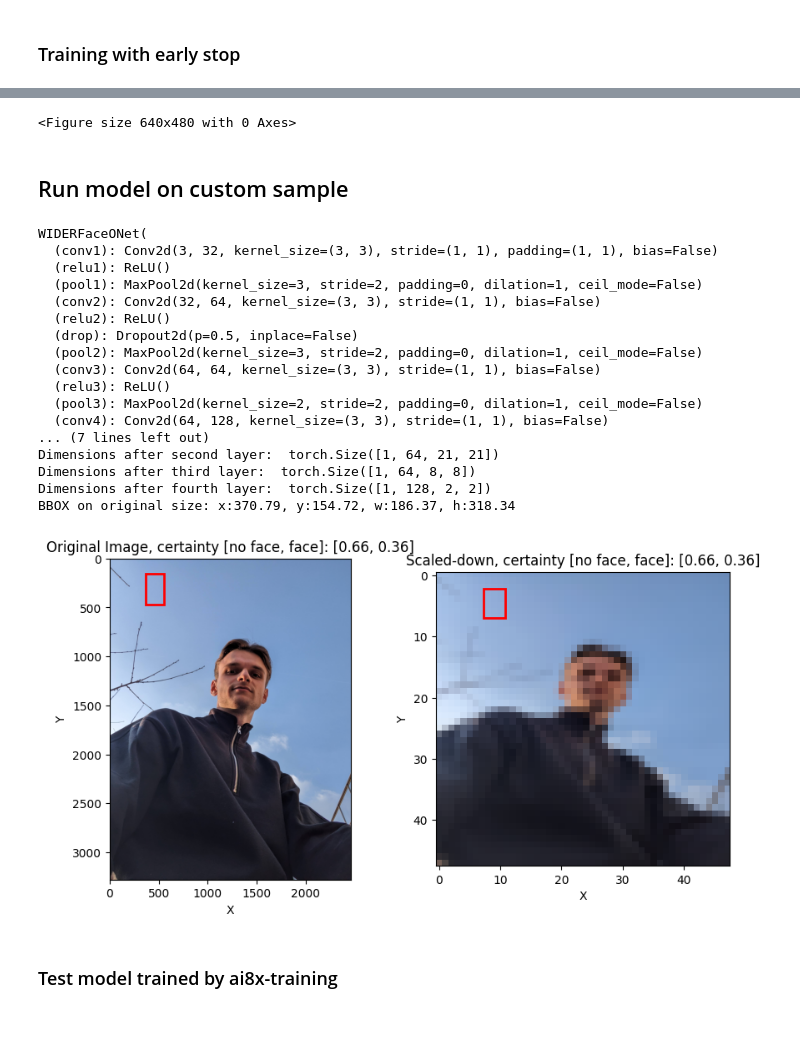
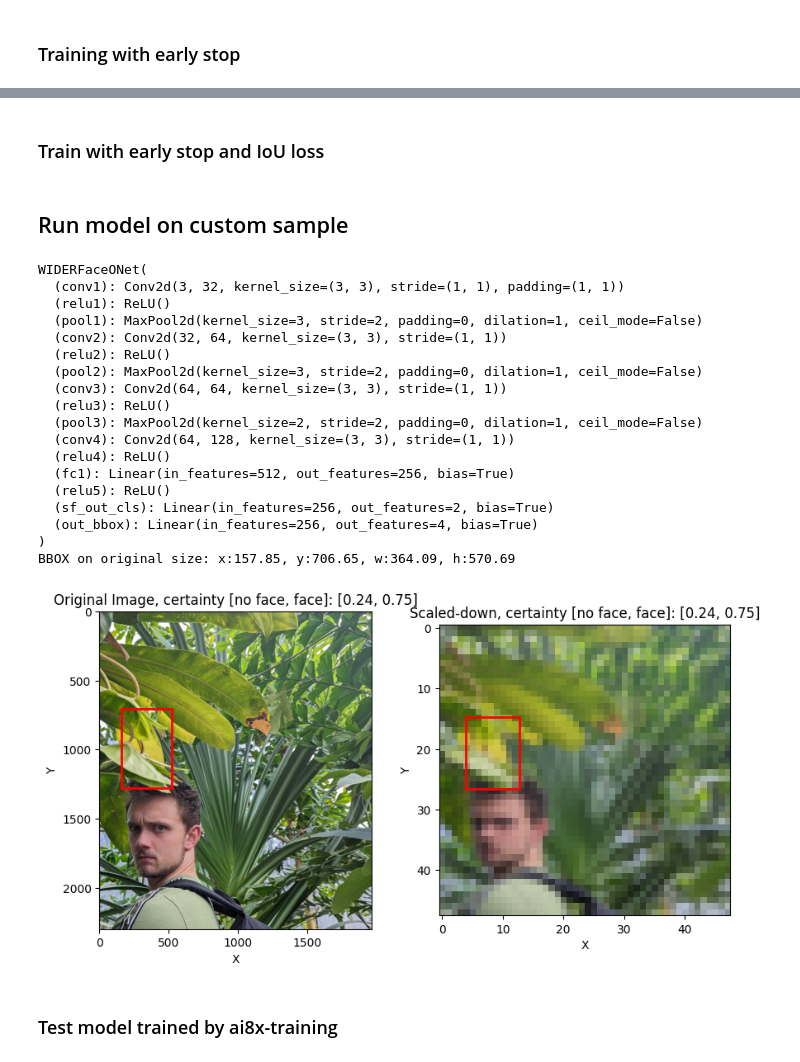
Before and after one commit to lionnus/MAX78000-Face-Detection, a Jupyter notebook: pytorch_face_detection.ipynb, the cells around one changed output, grey strips where cells are left out. Drawn from its saved outputs; the diff is of its cells as text; code cells hidden in the pictures; blank space fills up the shorter version.

```diff
--- a/pytorch_face_detection.ipynb
+++ b/pytorch_face_detection.ipynb
@@ -376,7 +377,7 @@ data = ('/home/lionnus/OneDrive/Ubuntu/MLonMCU/maxim7800-face-detection',0)
 train_dataset,test_dataset= widerfaces_get_datasets(data,load_train=True, load_test=True)
 print("Train set length:",len(train_dataset))
 print("Test set length:",len(test_dataset))
-image, bbox, face_label = train_dataset[4090]
+image, bbox, face_label = train_dataset[10]
 
 # Inspect the sample
 print("Image shape:", image.shape)
@@ -685,7 +686,7 @@ def conv_shape(x, k=3, p=0, s=1, d=1):
     return int((x + 2*p - d*(k - 1) - 1)/s + 1)
 
 class WIDERFaceONet(nn.Module):
-    def __init__(self, num_channels=3, dimensions = (param_dim_x,param_dim_y), bias=False, **kwargs):
+    def __init__(self, num_channels=3, dimensions = (param_dim_x,param_dim_y), bias=True, **kwargs):
         super().__init__()
 
         self.conv1 = nn.Conv2d(num_channels, 32, kernel_size=3, stride = 1,padding=1, bias=bias)
@@ -697,7 +698,7 @@ class WIDERFaceONet(nn.Module):
         self.pool1 = nn.MaxPool2d(kernel_size=3, stride=2)
         self.conv2 = nn.Conv2d(32, 64, kernel_size=3, stride=1, padding=0, bias=bias)
         self.relu2 = nn.ReLU()
-        self.drop = nn.Dropout2d(p=0.5)
+        # self.drop = nn.Dropout2d(p=0.5)
 
         dim_x = conv_shape(dim_x, k=3, s=2) # Maxpool
         dim_x = conv_shape(dim_x, k=3, p=0, s=1, d=1) # Conv2d
@@ -741,23 +742,23 @@ class WIDERFaceONet(nn.Module):
     def forward(self, x):
         x = self.conv1(x)
         x = self.relu1(x)
-        print("Dimensions after first layer: ", x.shape)
+        # print("Dimensions after first layer: ", x.shape)
         x = self.pool1(x)
 
         x = self.conv2(x)
         x = self.relu2(x)
-        x=self.drop(x)
-        print("Dimensions after second layer: ", x.shape)
+        # x=self.drop(x)
+        # print("Dimensions after second layer: ", x.shape)
         x = self.pool2(x)
 
         x = self.conv3(x)
         x = self.relu3(x)
 
-        print("Dimensions after third layer: ", x.shape)
+        # print("Dimensions after third layer: ", x.shape)
         x = self.pool3(x)
         x = self.conv4(x)
         x = self.relu4(x)
-        print("Dimensions after fourth layer: ", x.shape)
+        # print("Dimensions after fourth layer: ", x.shape)
         x = x.view(x.size(0), -1)
         # print(self.num_flat_features(x))
         x = self.fc1(x)
@@ -1156,8 +1157,8 @@ print("Device:", device)
 print("Model: ", model.__class__.__name__)
 # Define hyperparameters and settings
 batch_size = 40
-learning_rate = 0.001
-num_epochs = 10
+learning_rate = 0.0001
+num_epochs = 30
 # Define early stopping parameters
 patience = 3  # Number of epochs to wait for improvement
 best_test_loss = float('inf')
@@ -1366,5 +1346,12 @@ new_model_path = os.path.join(models_dir, f"{base_model_name}{new_version}.pth")
 torch.save(model.state_dict(), new_model_path)
 #Save the loss plot
 plt.savefig(os.path.join(models_dir, f"{base_model_name}{new_version}.png"))
-# %% [output]
-<Figure size 640x480 with 0 Axes>
+# %% [markdown]
+### Train with early stop and IoU loss
+# %%
+from torchvision.ops import box_iou
+
+def iou_loss(pred_boxes, target_boxes):
+    ious = box_iou(pred_boxes, target_boxes)
+    iou_loss = 1 - ious
+    return iou_loss.mean()
@@ -1374,17 +1569,17 @@ plt.savefig(os.path.join(models_dir, f"{base_model_name}{new_version}.png"))
 from PIL import Image, ImageOps
 
 # Set the device (CPU or GPU)
-device = torch.device("cuda" if torch.cuda.is_available() else "cpu")
+# device = torch.device("cuda" if torch.cuda.is_available() else "cpu")
 
-# Load the model
+# # Load the model
 model = WIDERFaceONet().to(device)
 print(model)
-model.load_state_dict(torch.load("models/WIDERFaceONet/WIDERFaceONet_7.pth", map_location=device))
+model.load_state_dict(torch.load("models/WIDERFaceONet/WIDERFaceONet_14.pth", map_location=device))
 model.to(device)
 model.eval()
 
 # Load and preprocess the image
-image_test = Image.open('/home/lionnus/OneDrive/Ubuntu/MLonMCU/maxim7800-face-detection/test_pic1.jpg')
+image_test = Image.open('/home/lionnus/OneDrive/Ubuntu/MLonMCU/maxim7800-face-detection/test_pic3.jpg')
 image_test = ImageOps.exif_transpose(image_test)
 
 # Define the transformation
@@ -1430,43 +1625,44 @@ else:
 
 ax1.set_xlabel('X')
 ax1.set_ylabel('Y')
 
 # Plot the scaled-down image with the boundary box
 scaled_down_image = image_test_trans.squeeze().permute(1, 2, 0).cpu().numpy()
 ax2.imshow(scaled_down_image)
 
 rect = patches.Rectangle((x*param_dim_x, y*param_dim_y), w*param_dim_x, h*param_dim_y, linewidth=2, edgecolor='r', facecolor='none')
 ax2.add_patch(rect)
 
 # Set plot title and labels for the scaled-down image
 if model.__class__.__name__ != "WIDERFaceNet":
     ax2.set_title('Scaled-down, certainty [no face, face]: [{:.2f}, {:.2f}]'.format(face_label[0][0], face_label[0][1]))
 else:
     ax2.set_title('Scaled-down')
 
 ax2.set_xlabel('X')
 ax2.set_ylabel('Y')
 
 # Show the plot
 plt.show()
 # %% [output]
 WIDERFaceONet(
-  (conv1): Conv2d(3, 32, kernel_size=(3, 3), stride=(1, 1), padding=(1, 1), bias=False)
+  (conv1): Conv2d(3, 32, kernel_size=(3, 3), stride=(1, 1), padding=(1, 1))
   (relu1): ReLU()
   (pool1): MaxPool2d(kernel_size=3, stride=2, padding=0, dilation=1, ceil_mode=False)
-  (conv2): Conv2d(32, 64, kernel_size=(3, 3), stride=(1, 1), bias=False)
+  (conv2): Conv2d(32, 64, kernel_size=(3, 3), stride=(1, 1))
   (relu2): ReLU()
-  (drop): Dropout2d(p=0.5, inplace=False)
   (pool2): MaxPool2d(kernel_size=3, stride=2, padding=0, dilation=1, ceil_mode=False)
-  (conv3): Conv2d(64, 64, kernel_size=(3, 3), stride=(1, 1), bias=False)
+  (conv3): Conv2d(64, 64, kernel_size=(3, 3), stride=(1, 1))
   (relu3): ReLU()
   (pool3): MaxPool2d(kernel_size=2, stride=2, padding=0, dilation=1, ceil_mode=False)
-  (conv4): Conv2d(64, 128, kernel_size=(3, 3), stride=(1, 1), bias=False)
-... (7 lines left out)
-Dimensions after second layer:  torch.Size([1, 64, 21, 21])
-Dimensions after third layer:  torch.Size([1, 64, 8, 8])
-Dimensions after fourth layer:  torch.Size([1, 128, 2, 2])
-BBOX on original size: x:370.79, y:154.72, w:186.37, h:318.34
+  (conv4): Conv2d(64, 128, kernel_size=(3, 3), stride=(1, 1))
+  (relu4): ReLU()
+  (fc1): Linear(in_features=512, out_features=256, bias=True)
+  (relu5): ReLU()
+  (sf_out_cls): Linear(in_features=256, out_features=2, bias=True)
+  (out_bbox): Linear(in_features=256, out_features=4, bias=True)
+)
+BBOX on original size: x:157.85, y:706.65, w:364.09, h:570.69
-[figure, old version]
+[figure, new version]
 # %% [markdown]
 ### Test model trained by ai8x-training
```
Also changed, not shown: parts of 12 cells of this notebook.
